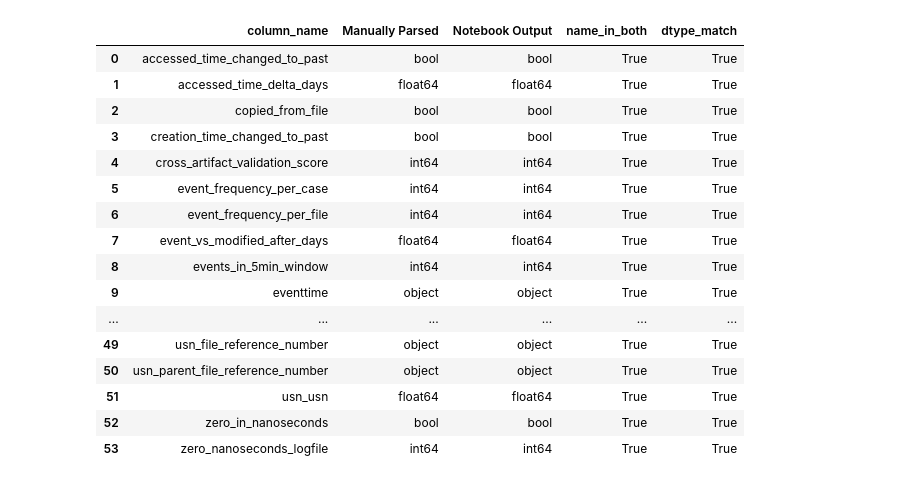
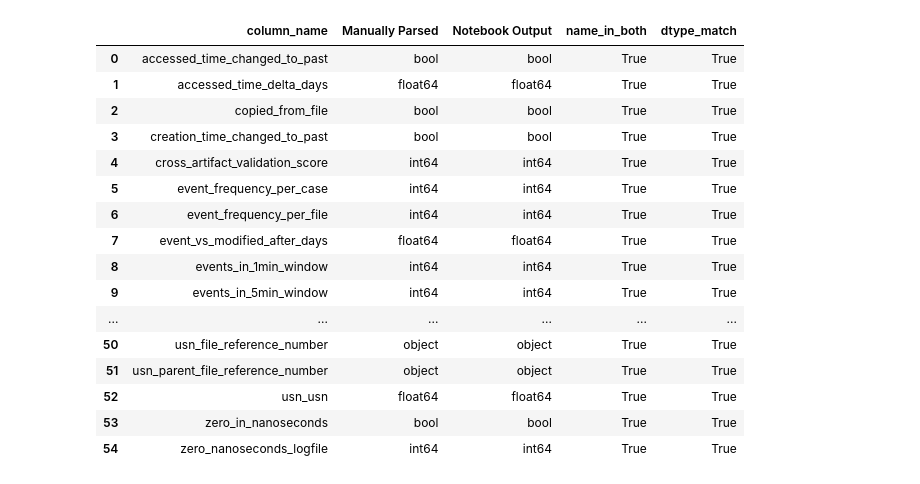
Before and after one commit to soniboni/Digital-Detectives_Thesis, a Jupyter notebook: notebooks/Prototype - Timestomping Detection Tool/Dtype_Checker.ipynb, the cells around one changed output. Drawn from its saved outputs; the diff is of its cells as text; code cells hidden in the pictures.

```diff
--- a/notebooks/Prototype - Timestomping Detection Tool/Dtype_Checker.ipynb
+++ b/notebooks/Prototype - Timestomping Detection Tool/Dtype_Checker.ipynb
@@ -2,8 +2,8 @@
 import pandas as pd
 
 # ---- INPUT YOUR CSV FILEPATHS HERE ----
-csv1 = "data/prototype_output/01-PE/manually parsed/01-PE-Test.csv"
-csv2 = "/Users/soni/Github/Digital-Detectives_Thesis/data/prototype_output/01-PE/notebook output/forensic_features.csv"
+csv1 = "/Users/soni/Github/Digital-Detectives_Thesis/data/prototype_output/01-PE/manually parsed v2/01-PE-Test-V2.csv"
+csv2 = "/Users/soni/Github/Digital-Detectives_Thesis/data/prototype_output/01-PE/ntbk output/forensic_features.csv"
 
 # ---- LOAD FILES ----
 df1 = pd.read_csv(csv1)
@@ -38,38 +38,38 @@ comparison.to_csv("column_dtype_comparison.csv", index=False)
 def highlight_diff(row):
     styles = []
     for col in row.index:
         if col == "dtype_match":
             # highlight dtype matching
             if row["dtype_match"]:
                 styles.append("background-color: #d4f7d4; font-weight: bold;")  # green
             else:
                 styles.append("background-color: #f7d4d4; font-weight: bold;")  # red
         elif col == "name_in_both":
             if row["name_in_both"]:
                 styles.append("background-color: #d4f7d4; font-weight: bold;")
             else:
                 styles.append("background-color: #f7d4d4; font-weight: bold;")
         else:
             styles.append("")  # no highlight for other cells
     return styles
 
 # ---- SHOW WITH HIGHLIGHTING ----
 comparison.style.apply(highlight_diff, axis=1)
 # %% [output]
 |  | column_name | Manually Parsed | Notebook Output | name_in_both | dtype_match |
 | 0 | accessed_time_changed_to_past | bool | bool | True | True |
 | 1 | accessed_time_delta_days | float64 | float64 | True | True |
 | 2 | copied_from_file | bool | bool | True | True |
 | 3 | creation_time_changed_to_past | bool | bool | True | True |
 | 4 | cross_artifact_validation_score | int64 | int64 | True | True |
 | 5 | event_frequency_per_case | int64 | int64 | True | True |
 | 6 | event_frequency_per_file | int64 | int64 | True | True |
 | 7 | event_vs_modified_after_days | float64 | float64 | True | True |
-| 8 | events_in_5min_window | int64 | int64 | True | True |
-| 9 | eventtime | object | object | True | True |
+| 8 | events_in_1min_window | int64 | int64 | True | True |
+| 9 | events_in_5min_window | int64 | int64 | True | True |
 | ... | ... | ... | ... | ... | ... |
-| 49 | usn_file_reference_number | object | object | True | True |
-| 50 | usn_parent_file_reference_number | object | object | True | True |
-| 51 | usn_usn | float64 | float64 | True | True |
-| 52 | zero_in_nanoseconds | bool | bool | True | True |
-| 53 | zero_nanoseconds_logfile | int64 | int64 | True | True |
+| 50 | usn_file_reference_number | object | object | True | True |
+| 51 | usn_parent_file_reference_number | object | object | True | True |
+| 52 | usn_usn | float64 | float64 | True | True |
+| 53 | zero_in_nanoseconds | bool | bool | True | True |
+| 54 | zero_nanoseconds_logfile | int64 | int64 | True | True |
```
Also changed, not shown: parts of 1 cell of this notebook, 21 other files.
